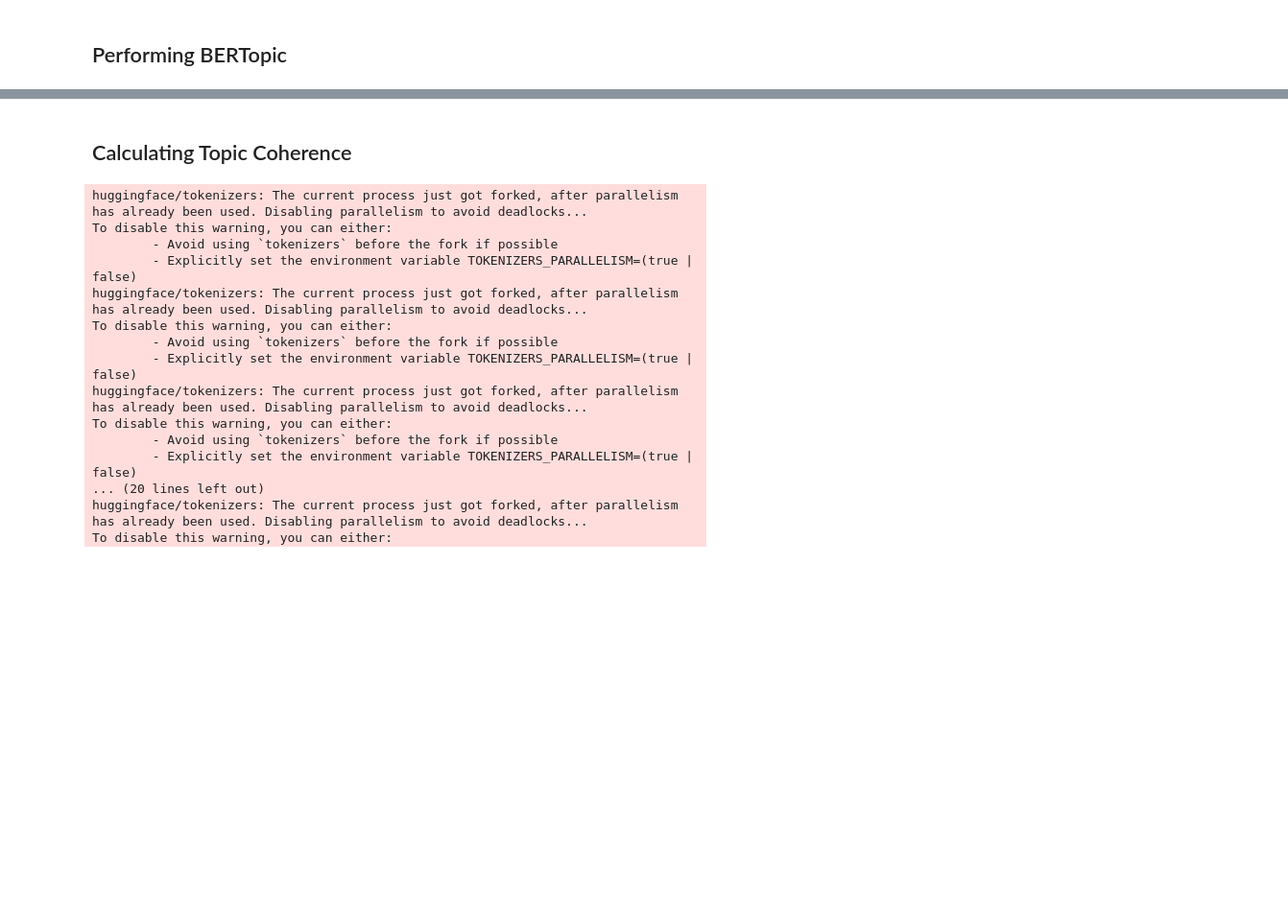
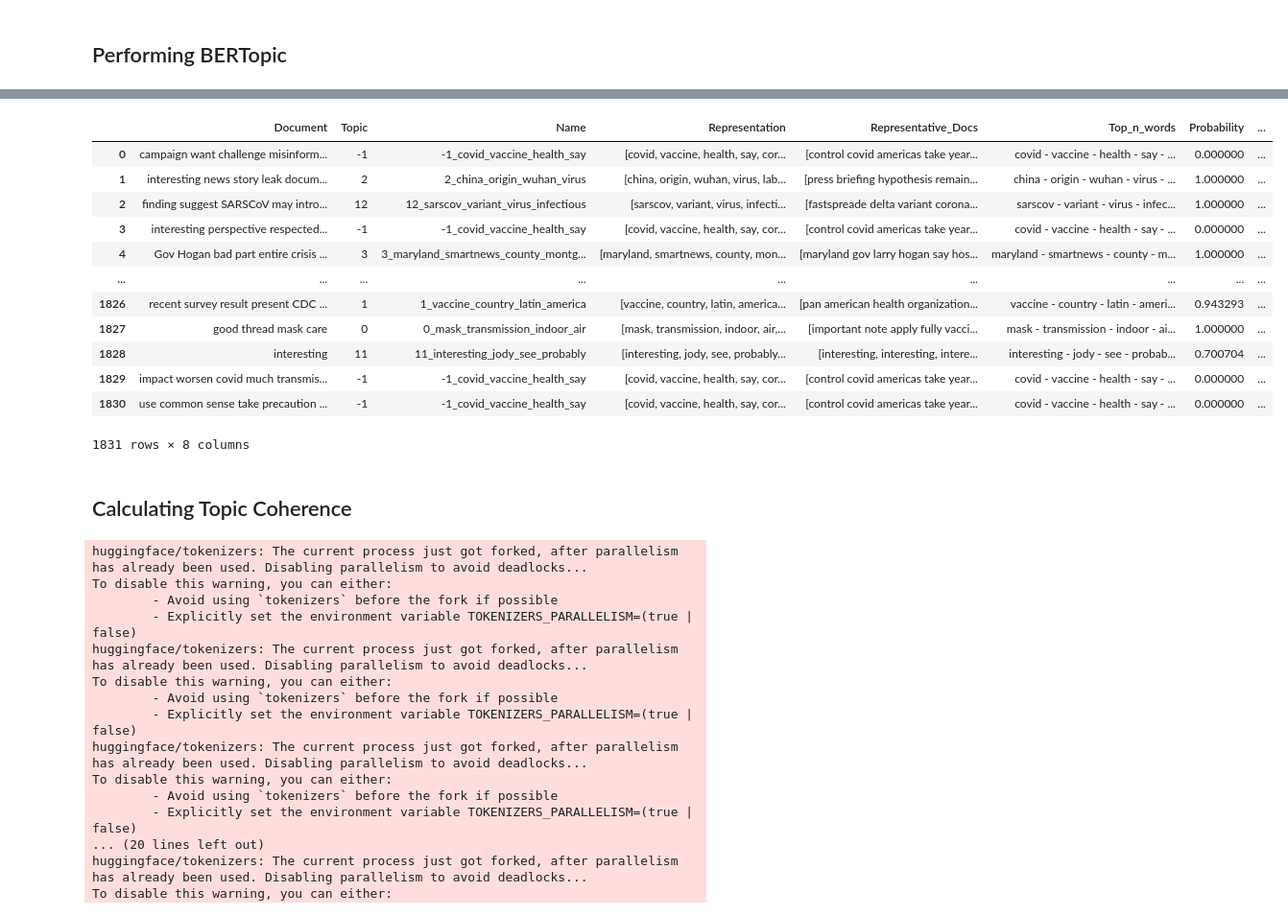
Before and after one commit to janthonas/Vaccine-Tweet-Modelling, a Jupyter notebook: BERTopic Modelling.ipynb, the cells around one changed output, grey strips where cells are left out. Shown: that part at 96% size. Saved outputs shown, nothing was run; the diff lists cells and outputs as text; code cells hidden in the pictures; blank space fills up the shorter version.

Commit message:
built a really good topic modeller

```diff
--- a/BERTopic Modelling.ipynb
+++ b/BERTopic Modelling.ipynb
@@ -6,14 +6,20 @@ import spacy
 # Spacy's english model
 nlp = spacy.load('en_core_web_sm')
 
-from bertopic.representation import KeyBERTInspired
+from nltk.corpus import stopwords
+stop_words = set(stopwords.words('english'))
+
+# used to fix contractions such as I'll to I will
+import contractions
+
+from bertopic.representation import KeyBERTInspired, PartOfSpeech, MaximalMarginalRelevance
 from bertopic import BERTopic
 
 from gensim.models.coherencemodel import CoherenceModel
 from gensim.corpora.dictionary import Dictionary
 # %%
 # Filepaths
-tweet_data_fp = 'twitter_data/custom_data/pruned_medicine_and_research_users.csv'
+tweet_data_fp = 'twitter_data/custom_data/pruned_media_users.csv'
 # %%
 tweet_data_df = pd.read_csv(tweet_data_fp)
 tweet_data_df = tweet_data_df[tweet_data_df['Lang_code'] == 'en']
@@ -101,8 +134,20 @@ pruned_docs_tokenized
 # %%
 # Representation model is KeyBERTInspired
 # This should reduce the prevalence of stopwords in the output model
-representation_model = KeyBERTInspired()
+# None of these give strong results
+#representation_model = KeyBERTInspired()
+#representation_model = PartOfSpeech("en_core_web_sm")
+#representation_model = MaximalMarginalRelevance(diversity=0.8)
 
 # Topic modelling
-bertopic_model = BERTopic(representation_model=representation_model)
+
+# Initialize UMAP and HDBSCAN with random seeds
+from umap import UMAP
+from hdbscan import HDBSCAN
+
+#random_seed = 50
+#umap_model = UMAP()
+#hdbscan_model = HDBSCAN(prediction_data=True, min_samples=10, gen_min_span_tree=True)
+
+bertopic_model = BERTopic()
 topics, probs = bertopic_model.fit_transform(pruned_docs_tokenized)
@@ -132,3 +160,19 @@ pruned_topic_df['Topic'].nunique()
+# %%
+pruned_topic_df
+# %% [output]
+|  | Document | Topic | Name | Representation | Representative_Docs | Top_n_words | Probability | ... |
+| 0 | campaign want challenge misinform... | -1 | -1_covid_vaccine_health_say | [covid, vaccine, health, say, cor... | [control covid americas take year... | covid - vaccine - health - say - ... | 0.000000 | ... |
+| 1 | interesting news story leak docum... | 2 | 2_china_origin_wuhan_virus | [china, origin, wuhan, virus, lab... | [press briefing hypothesis remain... | china - origin - wuhan - virus - ... | 1.000000 | ... |
+| 2 | finding suggest SARSCoV may intro... | 12 | 12_sarscov_variant_virus_infectious | [sarscov, variant, virus, infecti... | [fastspreade delta variant corona... | sarscov - variant - virus - infec... | 1.000000 | ... |
+| 3 | interesting perspective respected... | -1 | -1_covid_vaccine_health_say | [covid, vaccine, health, say, cor... | [control covid americas take year... | covid - vaccine - health - say - ... | 0.000000 | ... |
+| 4 | Gov Hogan bad part entire crisis ... | 3 | 3_maryland_smartnews_county_montg... | [maryland, smartnews, county, mon... | [maryland gov larry hogan say hos... | maryland - smartnews - county - m... | 1.000000 | ... |
+| ... | ... | ... | ... | ... | ... | ... | ... | ... |
+| 1826 | recent survey result present CDC ... | 1 | 1_vaccine_country_latin_america | [vaccine, country, latin, america... | [pan american health organization... | vaccine - country - latin - ameri... | 0.943293 | ... |
+| 1827 | good thread mask care | 0 | 0_mask_transmission_indoor_air | [mask, transmission, indoor, air,... | [important note apply fully vacci... | mask - transmission - indoor - ai... | 1.000000 | ... |
+| 1828 | interesting | 11 | 11_interesting_jody_see_probably | [interesting, jody, see, probably... | [interesting, interesting, intere... | interesting - jody - see - probab... | 0.700704 | ... |
+| 1829 | impact worsen covid much transmis... | -1 | -1_covid_vaccine_health_say | [covid, vaccine, health, say, cor... | [control covid americas take year... | covid - vaccine - health - say - ... | 0.000000 | ... |
+| 1830 | use common sense take precaution ... | -1 | -1_covid_vaccine_health_say | [covid, vaccine, health, say, cor... | [control covid americas take year... | covid - vaccine - health - say - ... | 0.000000 | ... |
+1831 rows × 8 columns
 # %% [markdown]
 ## Calculating Topic Coherence
 # %%
```
Also changed, not shown: parts of 9 cells of this notebook, 1 other file.
